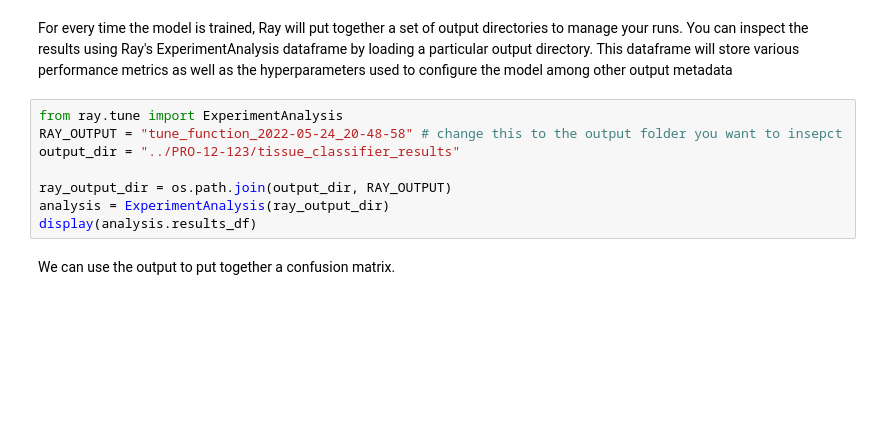
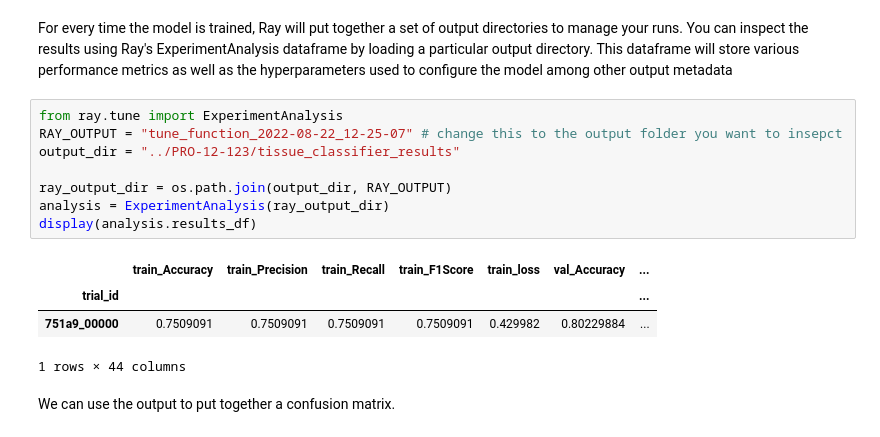
Before and after one commit to msk-mind/luna, a Jupyter notebook: docker/luna_tutorial/vmount/notebooks/3_model-training.ipynb, the cells around one changed output. Saved outputs shown, nothing was run; the diff lists cells and outputs as text; blank space fills up the shorter version.

```diff
--- a/docker/luna_tutorial/vmount/notebooks/3_model-training.ipynb
+++ b/docker/luna_tutorial/vmount/notebooks/3_model-training.ipynb
@@ -40,12 +104,17 @@ Now that we have a trained model, we can inspect the output
 For every time the model is trained, Ray will put together a set of output directories to manage your runs. You can inspect the results using Ray's ExperimentAnalysis dataframe by loading a particular output directory. This dataframe will store various performance metrics as well as the hyperparameters used to configure the model among other output metadata
 # %%
 from ray.tune import ExperimentAnalysis
-RAY_OUTPUT = "tune_function_2022-05-24_20-48-58" # change this to the output folder you want to insepct
+RAY_OUTPUT = "tune_function_2022-08-22_12-25-07" # change this to the output folder you want to insepct
 output_dir = "../PRO-12-123/tissue_classifier_results"
 
 ray_output_dir = os.path.join(output_dir, RAY_OUTPUT)
 analysis = ExperimentAnalysis(ray_output_dir)
 display(analysis.results_df)
+# %% [output]
+|  | train_Accuracy | train_Precision | train_Recall | train_F1Score | train_loss | val_Accuracy | ... |
+| trial_id |  |  |  |  |  |  | ... |
+| 751a9_00000 | 0.7509091 | 0.7509091 | 0.7509091 | 0.7509091 | 0.429982 | 0.80229884 | ... |
+1 rows × 44 columns
 # %% [markdown]
 We can use the output to put together a confusion matrix.
 # %%
```
Also changed, not shown: parts of 5 cells of this notebook, 7 other files.
